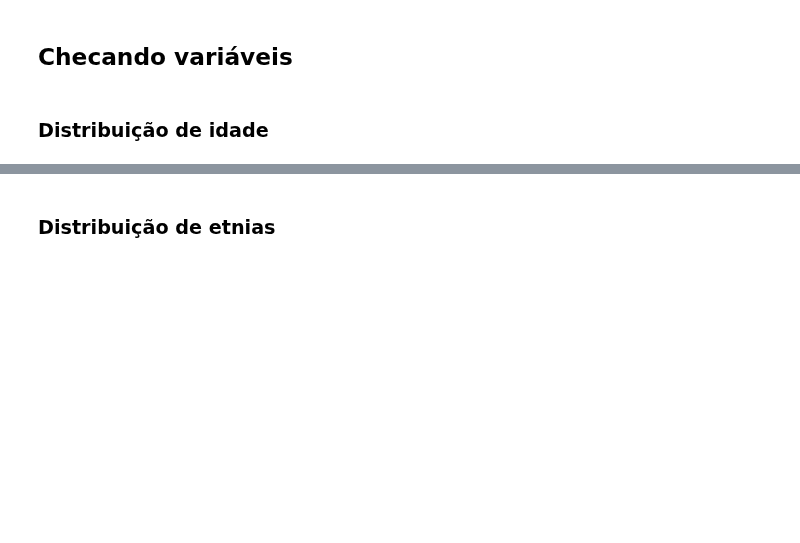
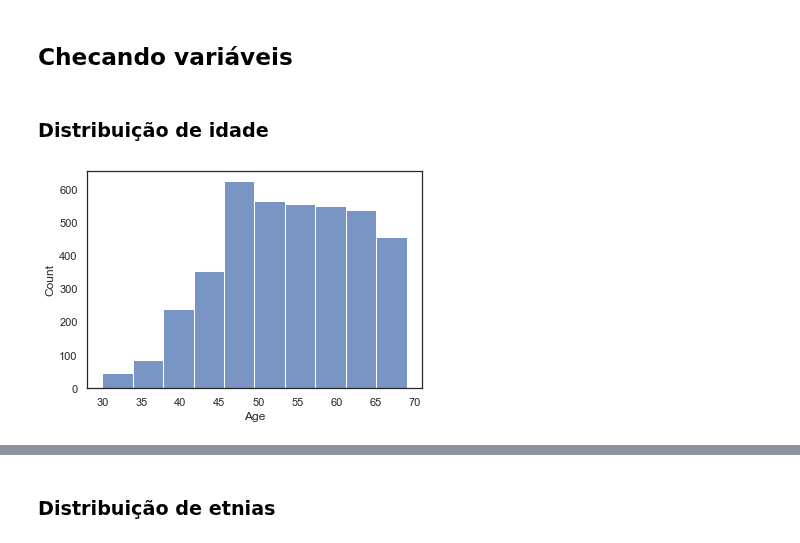
Before and after one commit to faustinothiagos/Project_Workshop_3_DS_Digital_House, a Jupyter notebook: workshop3.ipynb, the cells around one changed output, grey strips where cells are left out. Saved outputs shown, nothing was run; the diff lists cells and outputs as text; code cells hidden in the pictures; blank space fills up the shorter version.

```diff
--- a/workshop3.ipynb
+++ b/workshop3.ipynb
@@ -19,7 +19,7 @@ sns.color_palette('hls', 8)
 # %% [markdown]
 ## Importando os dados que serão utilizados
 # %%
-df = pd.read_csv('../Workshop-3-DS-Digital-House/Breast_Cancer.csv')
+df = pd.read_csv('Breast_Cancer.csv')
 # %% [markdown]
 ## Checando dados
 # %%
@@ -126,5 +132,7 @@ df['Grade'].value_counts()
 # %% [markdown]
 ### Distribuição de idade
 # %%
-sns.histplot(df, x='Age')
+sns.histplot(df, x='Age', bins= 10)
 plt.show()
+# %% [output]
+[figure, added]
```
Also changed, not shown: parts of 19 cells of this notebook.
